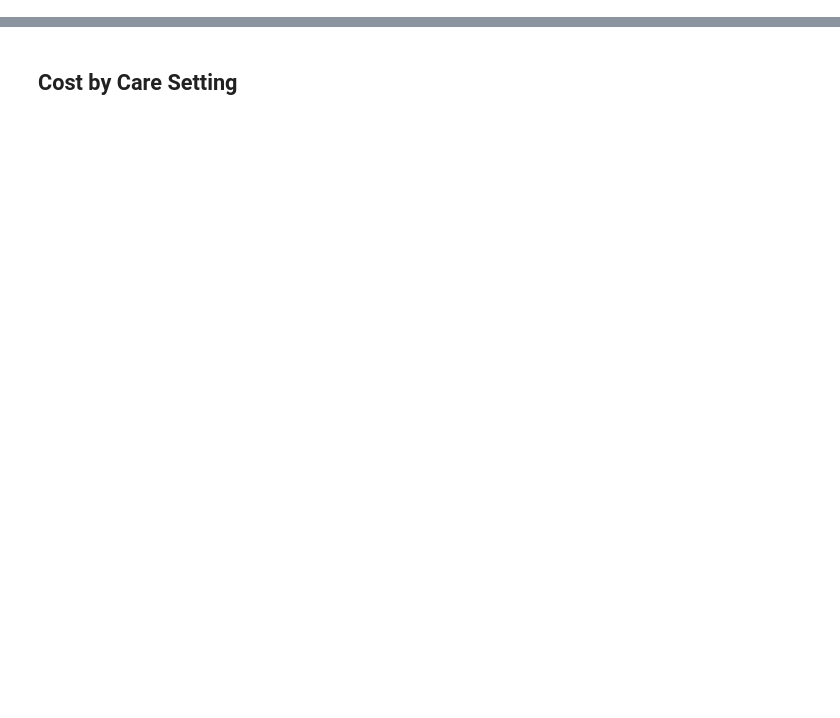
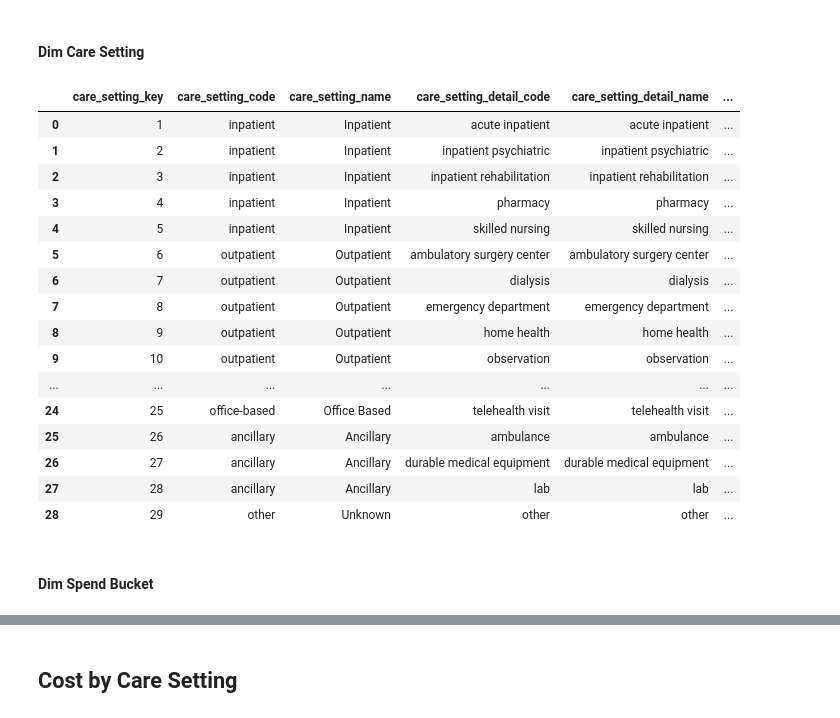
Before and after one commit to worldyne/tuva-demo, a Jupyter notebook: analyses/oncology_analysis.ipynb, the cells around one changed output, grey strips where cells are left out. Saved outputs shown, nothing was run; the diff lists cells and outputs as text; code cells hidden in the pictures; blank space fills up the shorter version.

```diff
--- a/analyses/oncology_analysis.ipynb
+++ b/analyses/oncology_analysis.ipynb
@@ -32,0 +68,34 @@ con.sql("SHOW TABLES").show()
+# %% [markdown]
+#### Dim Care Setting
+# %%
+con.sql("""
+    SELECT
+        care_setting_key,
+        care_setting_code,
+        care_setting_name,
+        care_setting_detail_code,
+        care_setting_detail_name,
+        sort_order
+    FROM main.dim_care_setting
+    ORDER BY sort_order, care_setting_detail_name
+""").df()
+# %% [output]
+|  | care_setting_key | care_setting_code | care_setting_name | care_setting_detail_code | care_setting_detail_name | ... |
+| 0 | 1 | inpatient | Inpatient | acute inpatient | acute inpatient | ... |
+| 1 | 2 | inpatient | Inpatient | inpatient psychiatric | inpatient psychiatric | ... |
+| 2 | 3 | inpatient | Inpatient | inpatient rehabilitation | inpatient rehabilitation | ... |
+| 3 | 4 | inpatient | Inpatient | pharmacy | pharmacy | ... |
+| 4 | 5 | inpatient | Inpatient | skilled nursing | skilled nursing | ... |
+| 5 | 6 | outpatient | Outpatient | ambulatory surgery center | ambulatory surgery center | ... |
+| 6 | 7 | outpatient | Outpatient | dialysis | dialysis | ... |
+| 7 | 8 | outpatient | Outpatient | emergency department | emergency department | ... |
+| 8 | 9 | outpatient | Outpatient | home health | home health | ... |
+| 9 | 10 | outpatient | Outpatient | observation | observation | ... |
+| ... | ... | ... | ... | ... | ... | ... |
+| 24 | 25 | office-based | Office Based | telehealth visit | telehealth visit | ... |
+| 25 | 26 | ancillary | Ancillary | ambulance | ambulance | ... |
+| 26 | 27 | ancillary | Ancillary | durable medical equipment | durable medical equipment | ... |
+| 27 | 28 | ancillary | Ancillary | lab | lab | ... |
+| 28 | 29 | other | Unknown | other | other | ... |
+# %% [markdown]
+#### Dim Spend Bucket
```
Also changed, not shown: parts of 30 cells of this notebook, 10 other files.
